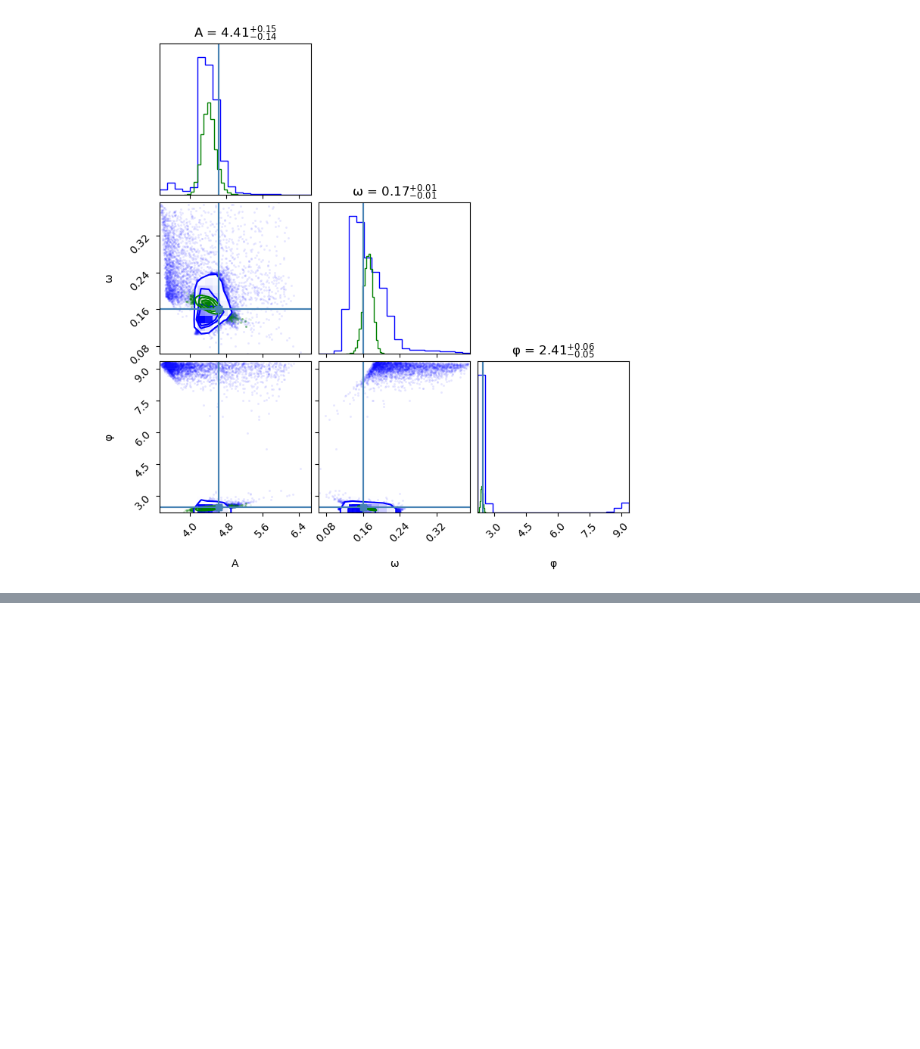
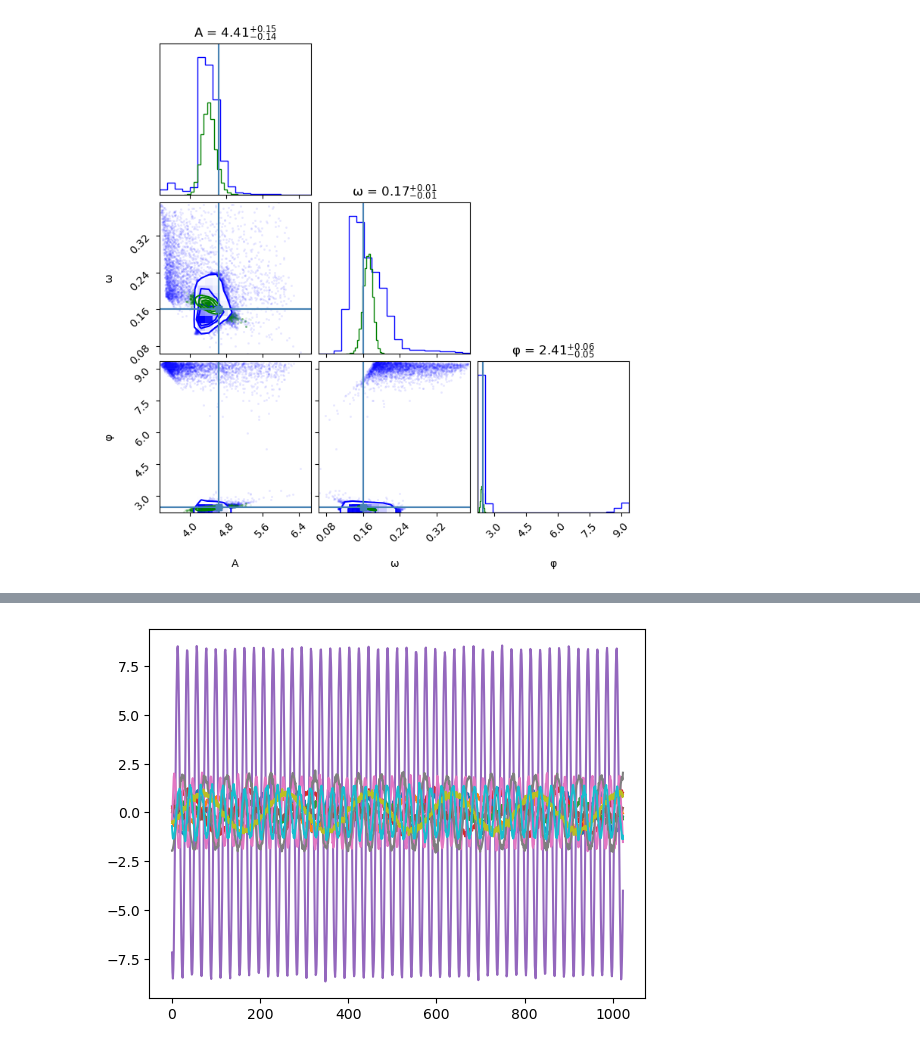
Before and after one commit to davidesartor/CANNA, a Jupyter notebook: Sinusoid.ipynb, the cells around one changed output, grey strips where cells are left out. Cells and saved outputs as stored; diff of their text form; code cells hidden in the pictures; blank space fills up the shorter version.

```diff
--- a/Sinusoid.ipynb
+++ b/Sinusoid.ipynb
@@ -78,3 +78,12 @@ WARNING:root:Too few points to create valid contours
 [figure]
 [figure]
 [figure]
+# %%
+from datasets import SinusoidDataset
+import treescope
+senino=SinusoidDataset(observation_time=1024)
+#treescope.display(senino,autovisualize=True)
+
+import jax.random as jr
+porcodio=senino.train_batch(rng=jr.key(42),batch_size=10)
+print(porcodio)
@@ -80,0 +108,6 @@ WARNING:root:Too few points to create valid contours
+# %%
+from matplotlib import pyplot as plt
+for t, xt, dx, y in zip(*porcodio):
+    plt.plot(y)
+# %% [output]
+[figure, added]
```
Also changed, not shown: parts of 2 cells of this notebook, 3 other files.
